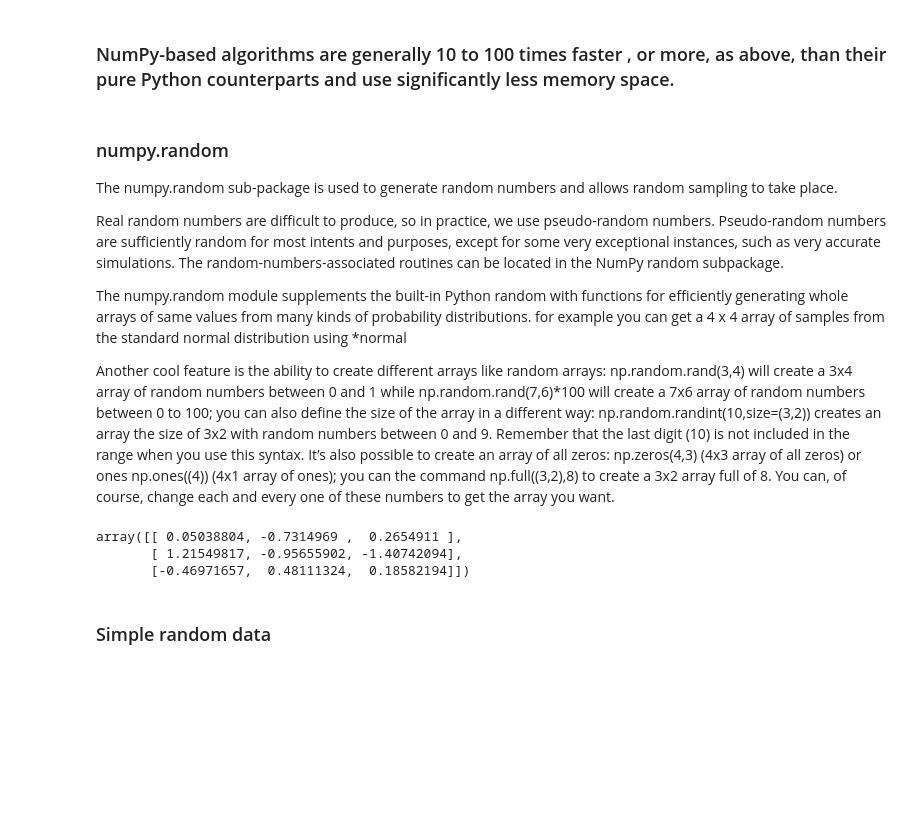
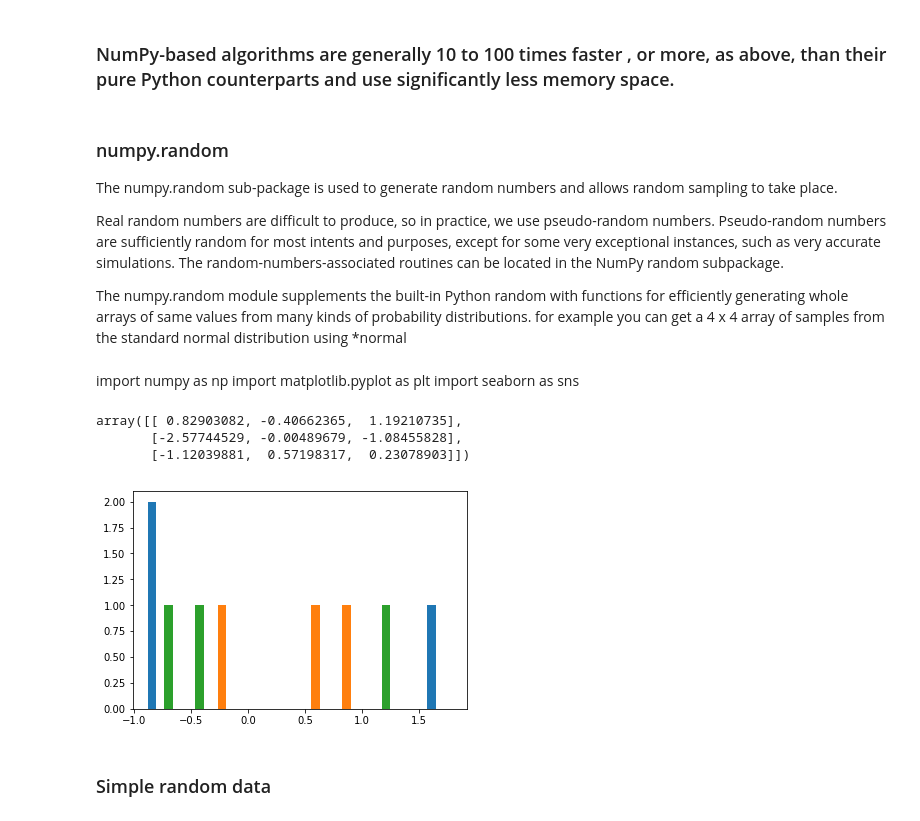
Before and after one commit to MarianneLawless/ProgDAassesments, a Jupyter notebook: Programming for Data Analysis Assignment of numpy.random package.ipynb, the cells around one changed output. Saved outputs shown, nothing was run; the diff lists cells and outputs as text; code cells hidden in the pictures; blank space fills up the shorter version.

```diff
--- a/Programming for Data Analysis Assignment of numpy.random package.ipynb
+++ b/Programming for Data Analysis Assignment of numpy.random package.ipynb
@@ -46,18 +46,22 @@ The numpy.random sub-package is used to generate random numbers and allows rando
 Real random numbers are difficult to produce, so in practice, we use pseudo-random numbers. Pseudo-random numbers are sufficiently random for most intents and purposes, except for some very exceptional instances, such as very accurate simulations. The random-numbers-associated routines can be located in the NumPy random subpackage.
 
 The numpy.random module supplements the built-in Python random with functions for efficiently generating whole arrays of same values from many kinds of probability distributions. for example you can get a 4 x 4 array of samples from the standard normal distribution using *normal
-
-Another cool feature is the ability to create different arrays like random arrays: np.random.rand(3,4) will create a 3x4 array of random numbers between 0 and 1 while np.random.rand(7,6)*100 will create a 7x6 array of random numbers between 0 to 100; you can also define the size of the array in a different way: np.random.randint(10,size=(3,2)) creates an array the size of 3x2 with random numbers between 0 and 9. Remember that the last digit (10) is not included in the range when you use this syntax.
-It’s also possible to create an array of all zeros: np.zeros(4,3) (4x3 array of all zeros) or ones np.ones((4)) (4x1 array of ones); you can the command np.full((3,2),8) to create a 3x2 array full of 8. You can, of course, change each and every one of these numbers to get the array you want.
+# %% [markdown]
+import numpy as np
+import matplotlib.pyplot as plt
+import seaborn as sns
 # %%
-import numpy as np
 samp = np.random.normal(size=(3,3))
+samp
+# %% [output]
+array([[ 0.82903082, -0.40662365,  1.19210735],
+       [-2.57744529, -0.00489679, -1.08455828],
+       [-1.12039881,  0.57198317,  0.23078903]])
-# %%
-samp
-# %% [output]
-array([[ 0.05038804, -0.7314969 ,  0.2654911 ],
-       [ 1.21549817, -0.95655902, -1.40742094],
-       [-0.46971657,  0.48111324,  0.18582194]])
+# %%
+plt.hist(samp)
+plt.show()
+# %% [output]
+[figure, added]
 # %% [markdown]
 ### Simple random data
 # %%
```
Also changed, not shown: parts of 60 cells of this notebook.
